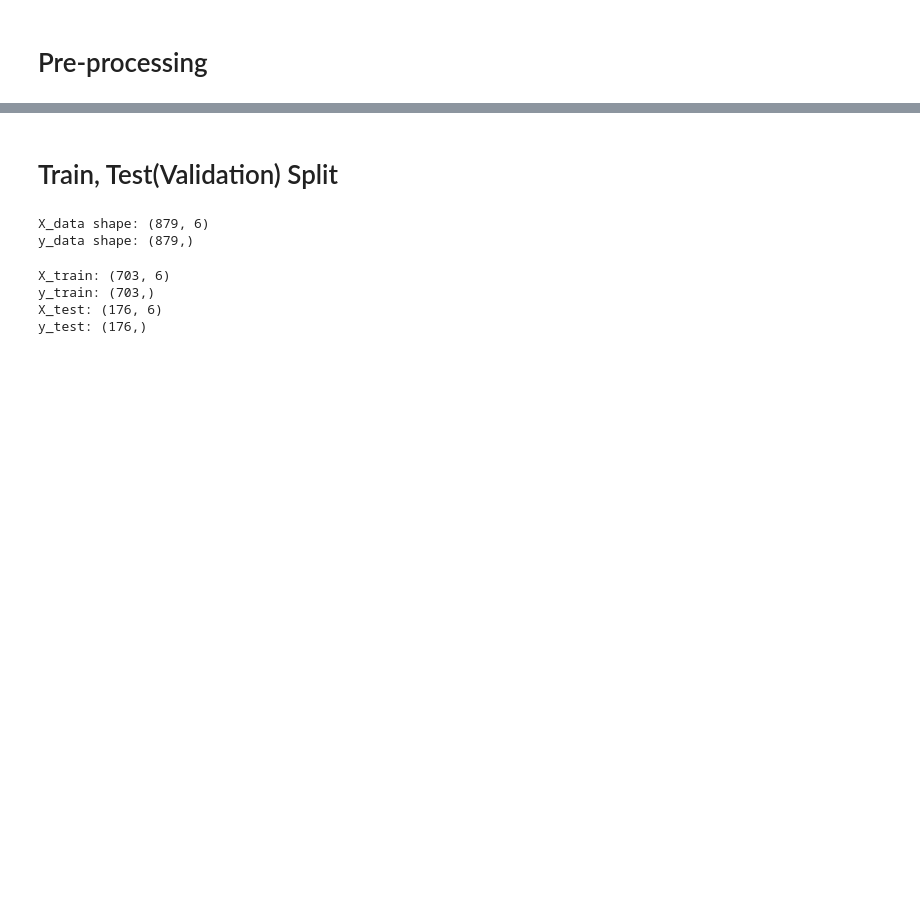
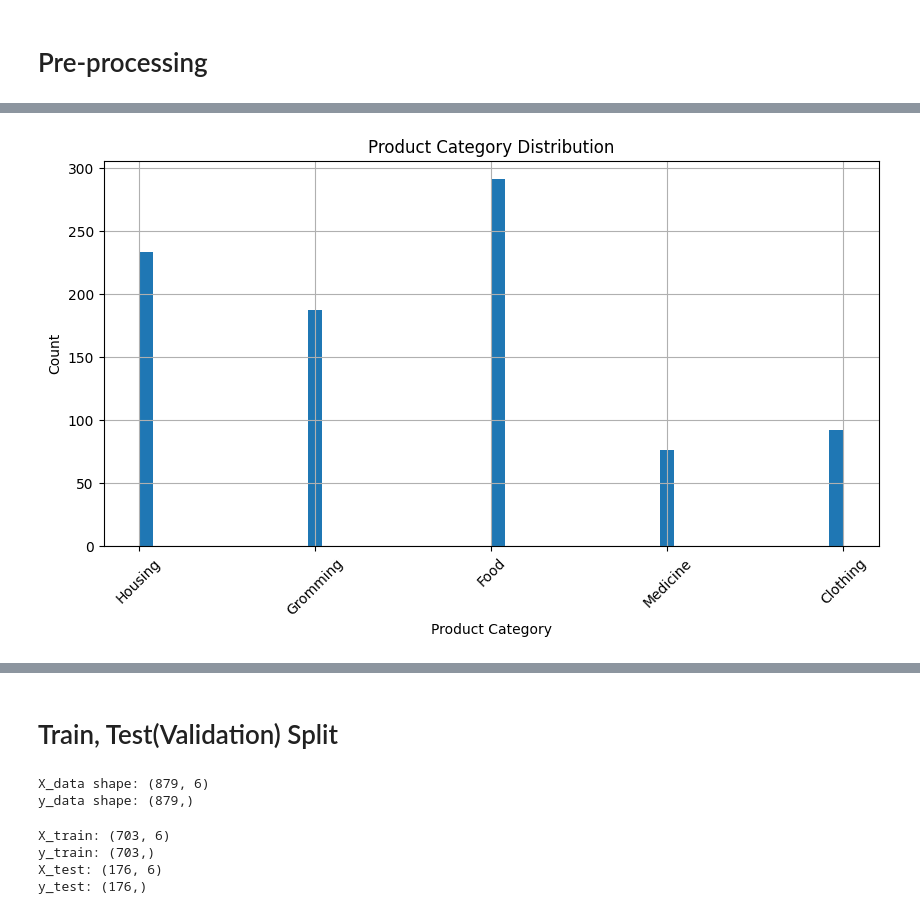
Before and after one commit to Likelion-MainHackaton-2team/Recommendation_model, a Jupyter notebook: data_analysis.ipynb, the cells around one changed output, grey strips where cells are left out. Cells and saved outputs as stored; diff of their text form; code cells hidden in the pictures; blank space fills up the shorter version.

```diff
--- a/data_analysis.ipynb
+++ b/data_analysis.ipynb
@@ -84,3 +121,14 @@ plt.show()
+# %%
+plt.figure(figsize=(10, 5))
+plt.hist(datasheet['product_category'], bins=50)
+plt.xticks(rotation=45)
+plt.title('Product Category Distribution')
+plt.xlabel('Product Category')
+plt.ylabel('Count')
+plt.grid()
+plt.show()
+# %% [output]
+[figure, added]
 # %%
 org_product_category = datasheet['product_category'].to_list()
 product_category_uni = datasheet['product_category'].unique().sort()
```
Also changed, not shown: parts of 7 cells of this notebook, 4 other files.
